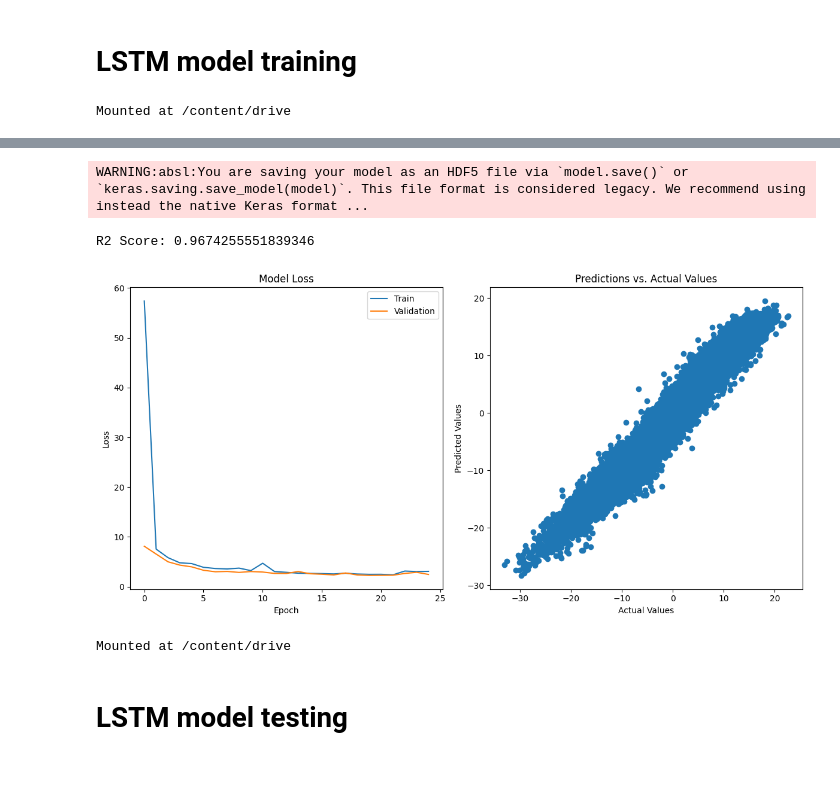
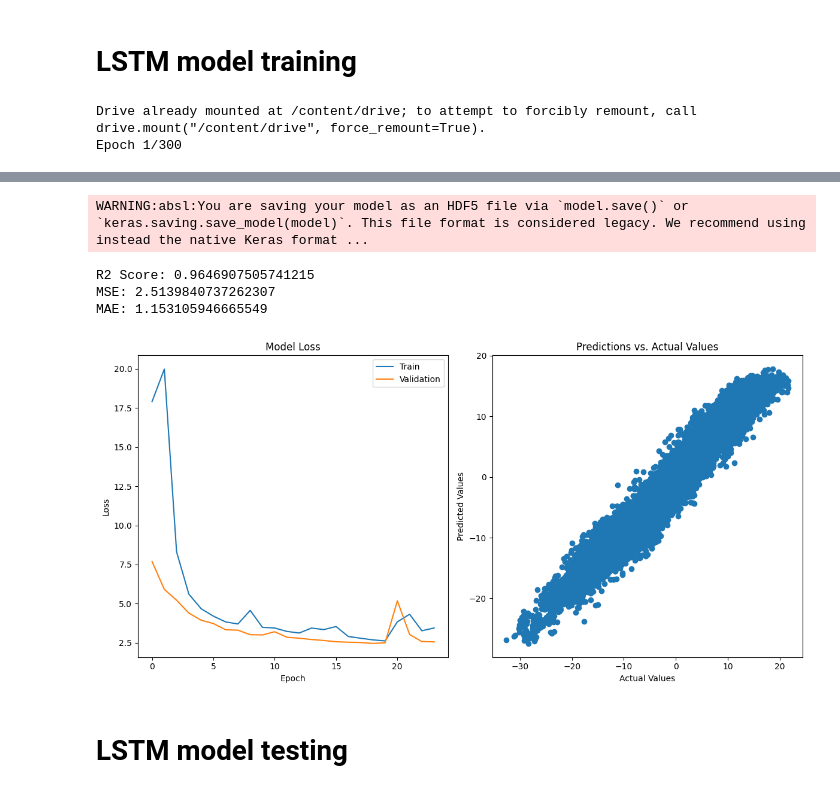
Before and after one commit to krish517/Temperature-prediction-using-different-machine-learning-models, a Jupyter notebook: Simikot/Codes/LSTM_TEMP_Simikot.ipynb, the cells around one changed output, grey strips where cells are left out. Cells and saved outputs as stored; diff of their text form; code cells hidden in the pictures.

```diff
--- a/Simikot/Codes/LSTM_TEMP_Simikot.ipynb
+++ b/Simikot/Codes/LSTM_TEMP_Simikot.ipynb
@@ -11,7 +11,7 @@ from keras.models import Sequential
 from keras.layers import Dense, Dropout, LSTM
 from keras.optimizers import Adam
 from keras.callbacks import EarlyStopping
-from sklearn.metrics import r2_score
+from sklearn.metrics import r2_score,mean_squared_error, mean_absolute_error
 
 # Set a random seed for reproducibility
 np.random.seed(0)
@@ -21,7 +21,7 @@ from google.colab import drive
 drive.mount('/content/drive')
 
 # Load your dataset
-data = pd.read_csv("/content/drive/MyDrive/DataWind/2003_2022_simikot.csv")
+data = pd.read_csv("/content/drive/MyDrive/RESEARCH/temp pred/Simikot/Data/2003_2022_simikot.csv")
 
 # Changing datatype from int to float
 data["YEAR"] = data["YEAR"].astype(float)
@@ -72,8 +72,11 @@ print(f'Test Loss: {test_loss}')
 # Calculate R-squared (R2) error
 y_pred = model.predict(X_test.reshape(X_test.shape[0], X_test.shape[1], 1))
 r2 = r2_score(y_test, y_pred)
+mse = mean_squared_error(y_test, y_pred)
+mae = mean_absolute_error(y_test, y_pred)
 print(f'R2 Score: {r2}')
-
+print(f'MSE: {mse}')
+print(f'MAE: {mae}')
 # Plot training history
 plt.figure(figsize=(12, 6))
 plt.subplot(1, 2, 1)
@@ -96,4 +99,5 @@ plt.tight_layout()
 # Save the trained model
 model.save('/content/drive/MyDrive/DataWind/your_model_name_simikot_Temp.h5')
 # %% [output]
-Mounted at /content/drive
+Drive already mounted at /content/drive; to attempt to forcibly remount, call drive.mount("/content/drive", force_remount=True).
+Epoch 1/300
@@ -117,11 +121,8 @@ Test Loss: [2.2886300086975098, 1.094330072402954]
 WARNING:absl:You are saving your model as an HDF5 file via `model.save()` or `keras.saving.save_model(model)`. This file format is considered legacy. We recommend using instead the native Keras format ...
-R2 Score: 0.9674255551839346
+R2 Score: 0.9646907505741215
+MSE: 2.5139840737262307
+MAE: 1.153105946665549
-[figure, old version]
+[figure, new version]
-# %%
-from google.colab import drive
-drive.mount('/content/drive')
-# %% [output]
-Mounted at /content/drive
 # %% [markdown]
 # LSTM model testing
 # %%
```
Also changed, not shown: parts of 2 cells of this notebook, 3 other files.
